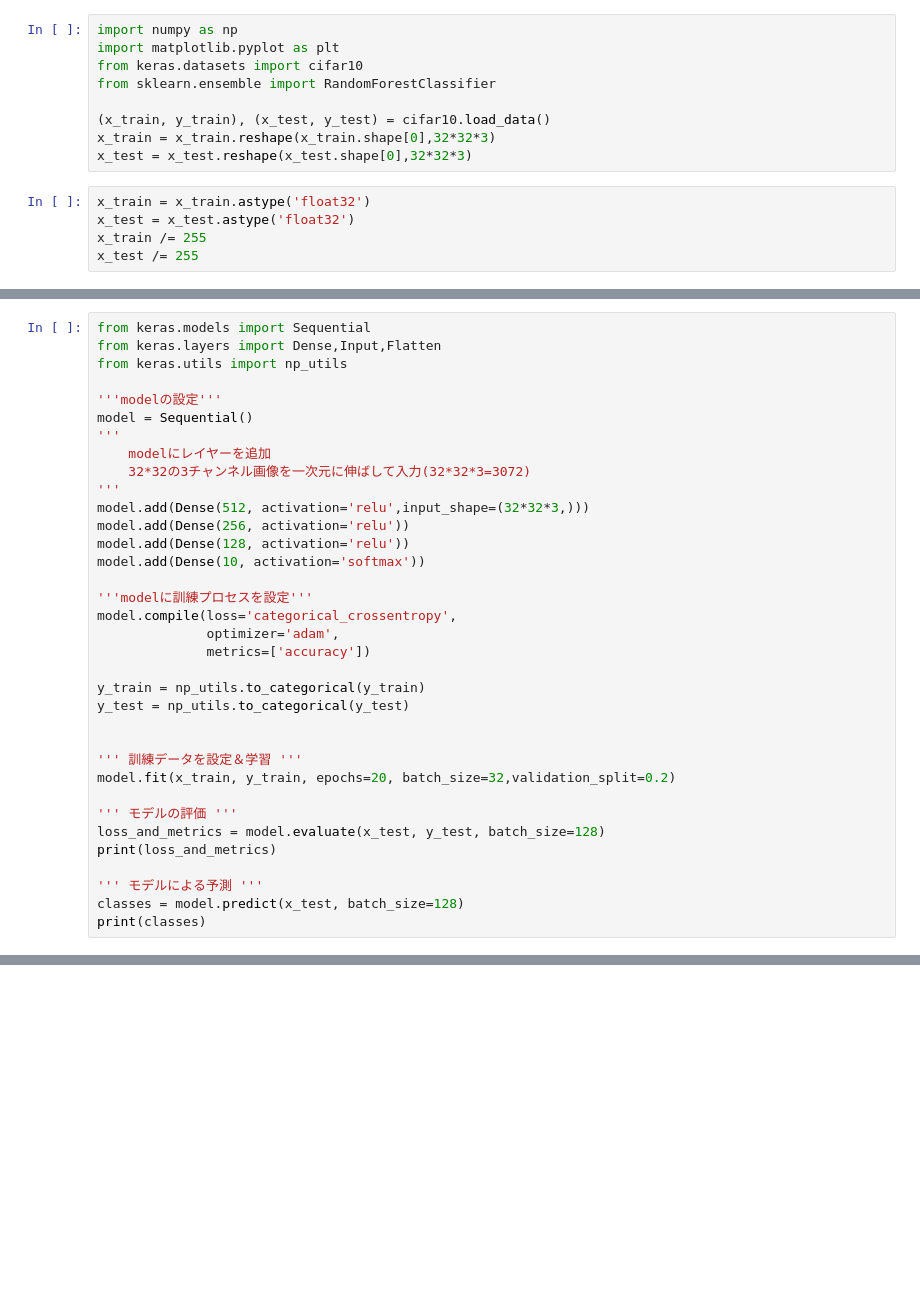
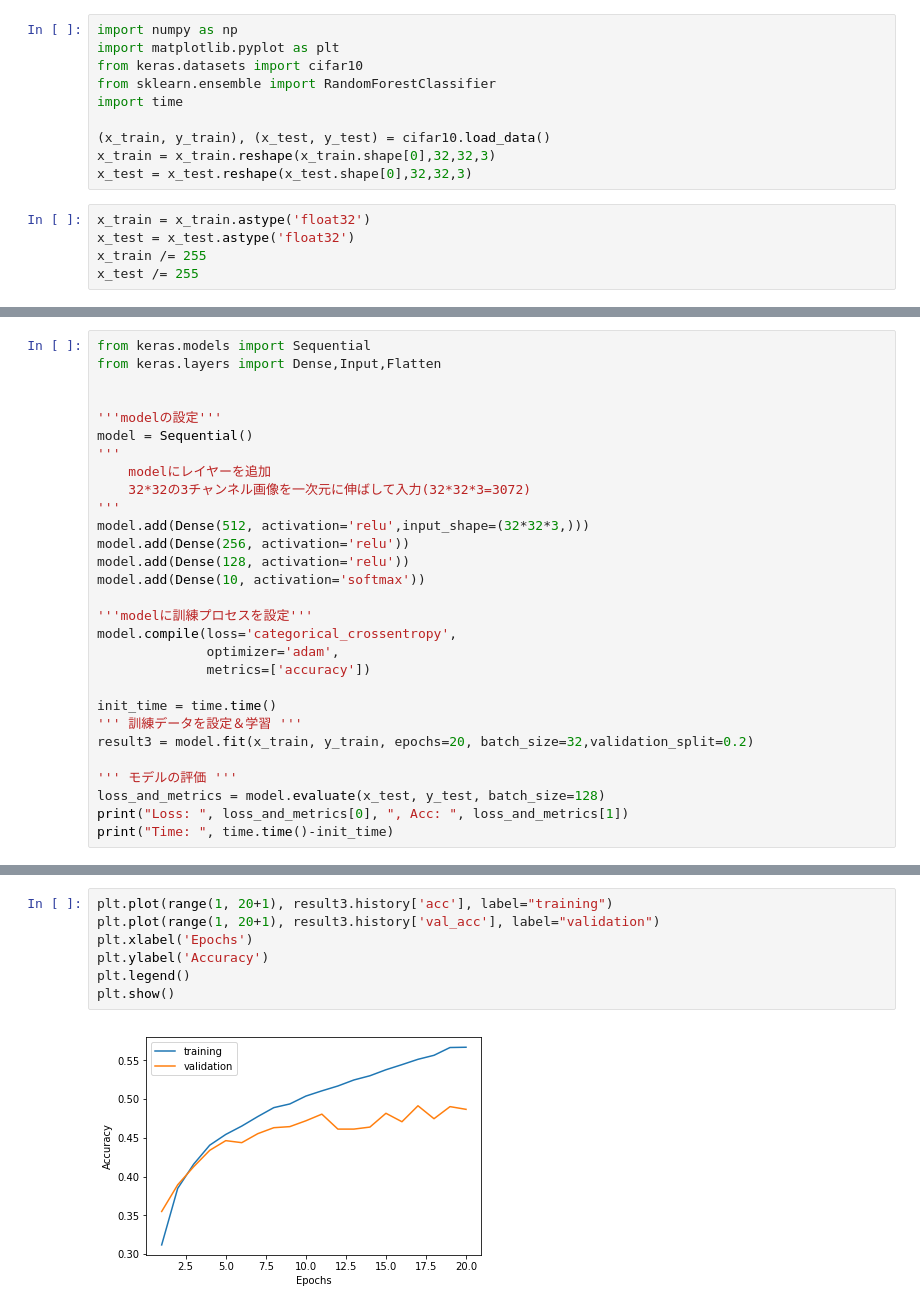
Before and after one commit to nozawaTak/MachineLearingReport, a Jupyter notebook: MLReport9.ipynb, the cells around one changed output, grey strips where cells are left out. Saved outputs shown, nothing was run; the diff lists cells and outputs as text; blank space fills up the shorter version.

```diff
--- a/MLReport9.ipynb
+++ b/MLReport9.ipynb
@@ -3,10 +3,11 @@ import numpy as np
 import matplotlib.pyplot as plt
 from keras.datasets import cifar10
 from sklearn.ensemble import RandomForestClassifier
+import time
 
 (x_train, y_train), (x_test, y_test) = cifar10.load_data()
-x_train = x_train.reshape(x_train.shape[0],32*32*3)
-x_test = x_test.reshape(x_test.shape[0],32*32*3)
+x_train = x_train.reshape(x_train.shape[0],32,32,3)
+x_test = x_test.reshape(x_test.shape[0],32,32,3)
 # %%
 x_train = x_train.astype('float32')
 x_test = x_test.astype('float32')
@@ -33,7 +46,7 @@ print("Test :", svc.score(x_test_normed, y_test))
 # %%
 from keras.models import Sequential
 from keras.layers import Dense,Input,Flatten
-from keras.utils import np_utils
+
 
 '''modelの設定'''
 model = Sequential()
@@ -51,20 +64,14 @@ model.compile(loss='categorical_crossentropy',
               optimizer='adam',
               metrics=['accuracy'])
 
-y_train = np_utils.to_categorical(y_train)
-y_test = np_utils.to_categorical(y_test)
-
-
+init_time = time.time()
 ''' 訓練データを設定＆学習 '''
-model.fit(x_train, y_train, epochs=20, batch_size=32,validation_split=0.2)
+result3 = model.fit(x_train, y_train, epochs=20, batch_size=32,validation_split=0.2)
 
 ''' モデルの評価 '''
 loss_and_metrics = model.evaluate(x_test, y_test, batch_size=128)
-print(loss_and_metrics)
-
-''' モデルによる予測 '''
-classes = model.predict(x_test, batch_size=128)
-print(classes)
+print("Loss: ", loss_and_metrics[0], ", Acc: ", loss_and_metrics[1])
+print("Time: ", time.time()-init_time)
 # %% [output]
 Train on 40000 samples, validate on 10000 samples
 Epoch 1/20
@@ -85,0 +93,9 @@ Epoch 6/20
+# %%
+plt.plot(range(1, 20+1), result3.history['acc'], label="training")
+plt.plot(range(1, 20+1), result3.history['val_acc'], label="validation")
+plt.xlabel('Epochs')
+plt.ylabel('Accuracy')
+plt.legend()
+plt.show()
+# %% [output]
+[figure, added]
```
Also changed, not shown: parts of 9 cells of this notebook.
